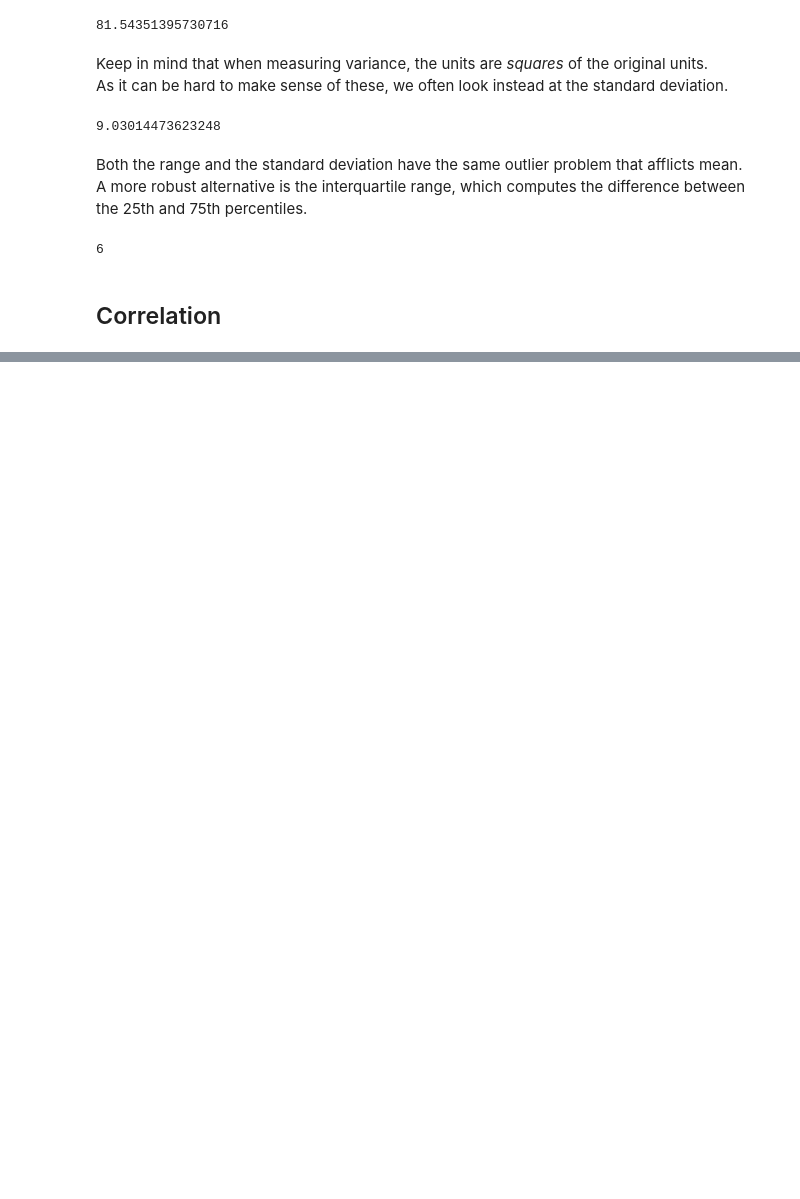
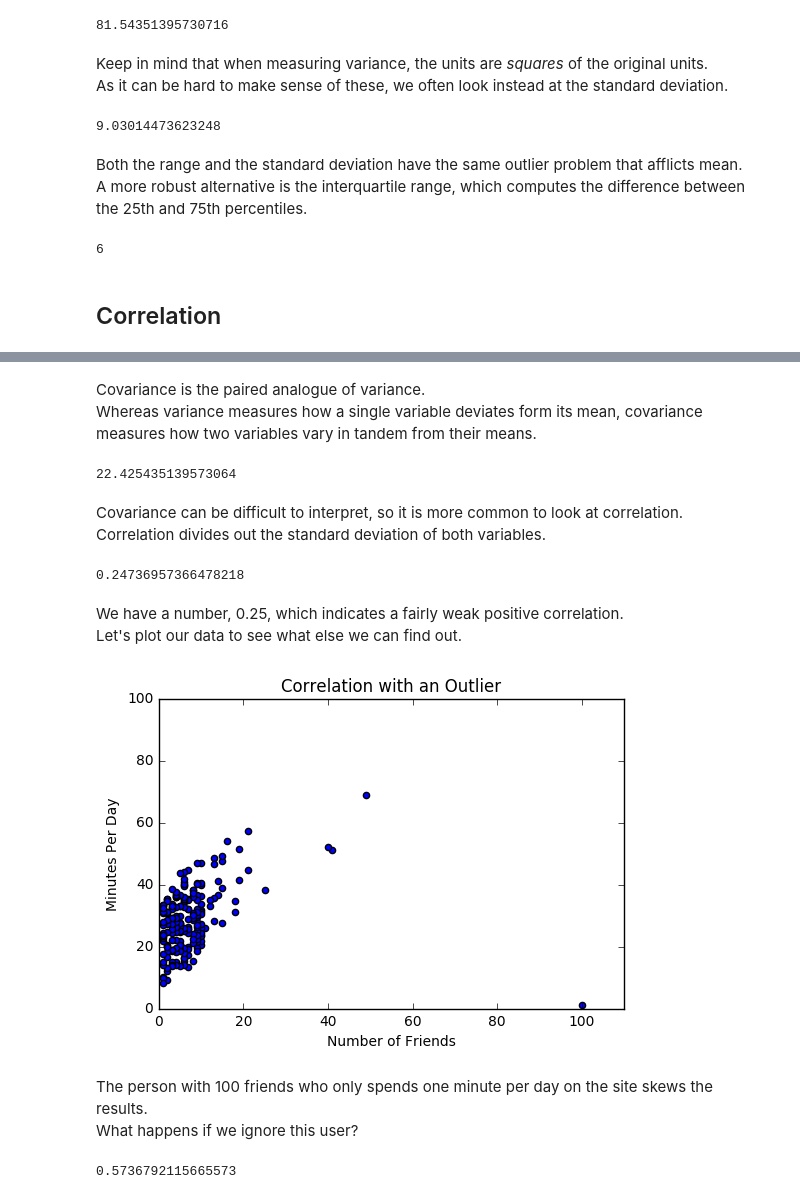
Before and after one commit to bgroveben/DataScienceFromScratch, a Jupyter notebook: 5_Chapter_Statistics.ipynb, the cells around one changed output, grey strips where cells are left out. Drawn from its saved outputs; the diff is of its cells as text; code cells hidden in the pictures; blank space fills up the shorter version.

Commit message:
Statistics -- Correlation

```diff
--- a/5_Chapter_Statistics.ipynb
+++ b/5_Chapter_Statistics.ipynb
@@ -198,0 +202,76 @@ interquartile_range(num_friends)
+# %%
+daily_minutes = [1,68.77,51.25,52.08,38.36,44.54,57.13,51.4,41.42,31.22,34.76,54.01,38.79,47.59,49.1,27.66,41.03,
+                 36.73,48.65,28.12,46.62,35.57,32.98,35,26.07,23.77,39.73,40.57,31.65,31.21,36.32,20.45,21.93,26.02,
+                 27.34,23.49,46.94,30.5,33.8,24.23,21.4,27.94,32.24,40.57,25.07,19.42,22.39,18.42,46.96,23.72,26.41,
+                 26.97,36.76,40.32,35.02,29.47,30.2,31,38.11,38.18,36.31,21.03,30.86,36.07,28.66,29.08,37.28,15.28,
+                 24.17,22.31,30.17,25.53,19.85,35.37,44.6,17.23,13.47,26.33,35.02,32.09,24.81,19.33,28.77,24.26,
+                 31.98,25.73,24.86,16.28,34.51,15.23,39.72,40.8,26.06,35.76,34.76,16.13,44.04,18.03,19.65,32.62,
+                 35.59,39.43,14.18,35.24,40.13,41.82,35.45,36.07,43.67,24.61,20.9,21.9,18.79,27.61,27.21,26.61,29.77,
+                 20.59,27.53,13.82,33.2,25,33.1,36.65,18.63,14.87,22.2,36.81,25.53,24.62,26.25,18.21,28.08,19.42,
+                 29.79,32.8,35.99,28.32,27.79,35.88,29.06,36.28,14.1,36.63,37.49,26.9,18.58,38.48,24.48,18.95,33.55,
+                 14.24,29.04,32.51,25.63,22.22,19,32.73,15.16,13.9,27.2,32.01,29.27,33,13.74,20.42,27.32,18.23,35.35,
+                 28.48,9.08,24.62,20.12,35.26,19.92,31.02,16.49,12.16,30.7,31.22,34.65,13.13,27.51,33.2,31.57,14.1,
+                 33.42,17.44,10.12,24.42,9.82,23.39,30.93,15.03,21.67,31.09,33.29,22.61,26.89,23.48,8.38,27.81,32.35,
+                 23.84]
+# %% [markdown]
+Covariance is the paired analogue of variance.
+Whereas variance measures how a single variable deviates form its mean, covariance measures how two variables vary in tandem from their means.
+# %%
+def covariance(x,y):
+    """
+    dot sums up the products of corresponding pairs of elements
+    When the corresponding elements of x and y are either both above their means or both below their means,
+    a positive number enters the sum.
+    When one is above its mean and the other below, a negative number enters the sum.
+    A greater positive covariance means that x tends to be large when y is large and small when y is small.
+    A greater negative covariance means that x tends to be small when y is large and large when y is small.
+    A covariance close to zero means that no such rlationship exists.
+    """
+    n = len(x)
+    return dot(de_mean(x), de_mean(y)) / (n - 1)
+
+covariance(num_friends, daily_minutes)
+# %% [output]
+22.425435139573064
+# %% [markdown]
+Covariance can be difficult to interpret, so it is more common to look at correlation.
+Correlation divides out the standard deviation of both variables.
+# %%
+def correlation(x, y):
+    """
+    correlation is unitless and always lies between 1 (perfect correlation) and -1 (perfect anti-correlation)
+    correlation of 0 means there is no correlation between x and y
+    """
+    stdev_x = standard_deviation(x)
+    stdev_y = standard_deviation(y)
+    if stdev_x > 0 and stdev_y > 0:
+        return covariance(x, y) / stdev_x / stdev_y
+    else:
+        return 0  # if no variation, correlation is zero
+
+correlation(num_friends, daily_minutes)
+# %% [output]
+0.24736957366478218
+# %% [markdown]
+We have a number, 0.25, which indicates a fairly weak positive correlation.
+Let's plot our data to see what else we can find out.
+# %%
+plt.scatter(num_friends, daily_minutes)
+plt.axis([0, 110, 0, 100])
+plt.title("Correlation with an Outlier")
+plt.xlabel("Number of Friends")
+plt.ylabel("Minutes Per Day")
+plt.show()
+# %% [output]
+[figure, added]
+# %% [markdown]
+The person with 100 friends who only spends one minute per day on the site skews the results.
+What happens if we ignore this user?
+# %%
+outlier = num_friends.index(100)  # index of outlier
+num_friends_good = [x for i, x in enumerate(num_friends) if i != outlier]
+daily_minutes_good = [x for i, x in enumerate(daily_minutes) if i != outlier]
+
+correlation(num_friends_good, daily_minutes_good)
+# %% [output]
+0.5736792115665573
```
Also changed, not shown: parts of 5 cells of this notebook, 1 other file.
